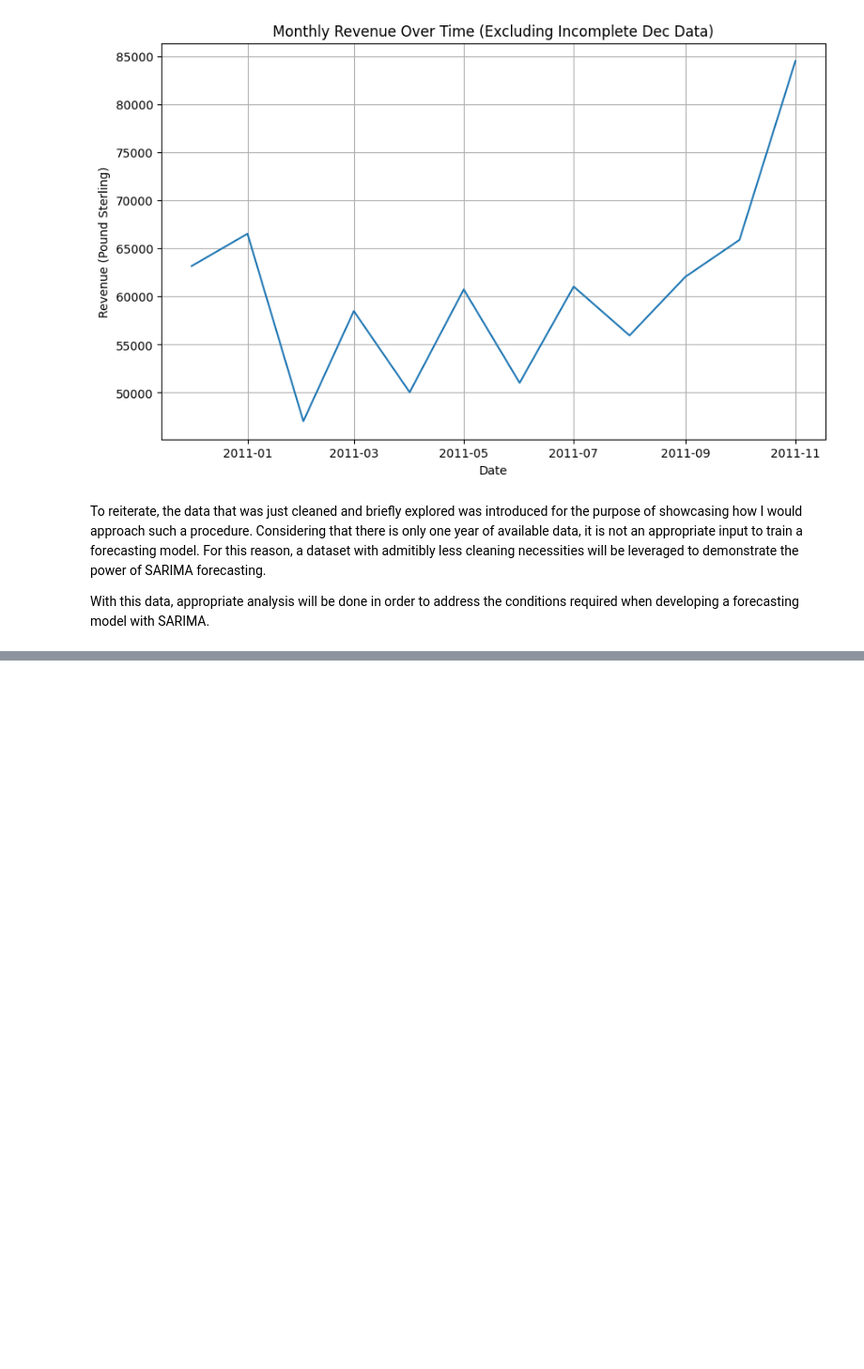
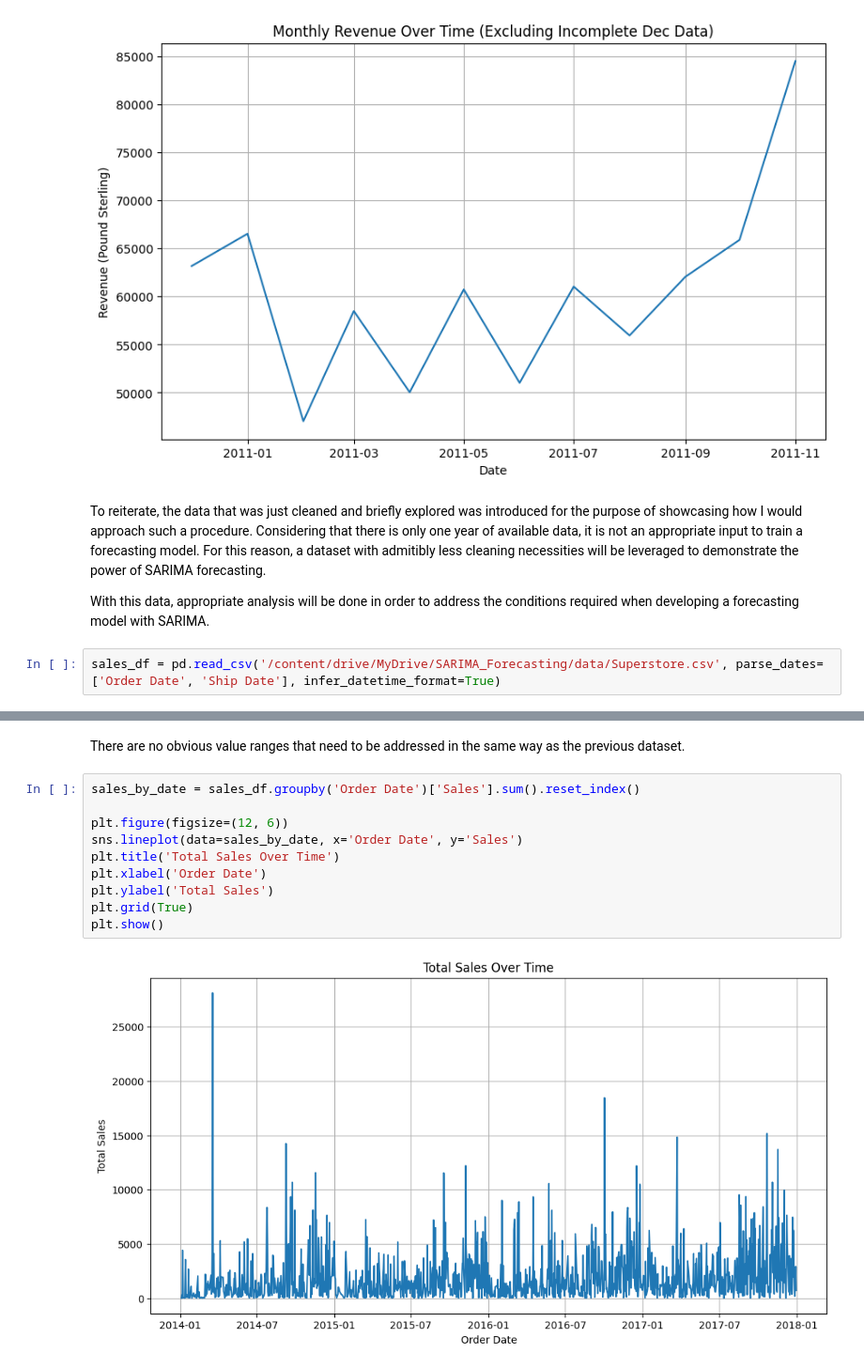
Before and after one commit to UmbertoFasci/SARIMA_SalesForecasting, a Jupyter notebook: SARIMA_Retail_Sales_Forecast.ipynb, the cells around one changed output, grey strips where cells are left out. Shown at 94% size. Cells and saved outputs as stored; diff of their text form; blank space fills up the shorter version.

Commit message:
Initialize superstore data

```diff
--- a/SARIMA_Retail_Sales_Forecast.ipynb
+++ b/SARIMA_Retail_Sales_Forecast.ipynb
@@ -295,3 +295,5 @@ plt.show()
 To reiterate, the data that was just cleaned and briefly explored was introduced for the purpose of showcasing how I would approach such a procedure. Considering that there is only one year of available data, it is not an appropriate input to train a forecasting model. For this reason, a dataset with admitibly less cleaning necessities will be leveraged to demonstrate the power of SARIMA forecasting.
 
 With this data, appropriate analysis will be done in order to address the conditions required when developing a forecasting model with SARIMA.
+# %%
+sales_df = pd.read_csv('/content/drive/MyDrive/SARIMA_Forecasting/data/Superstore.csv', parse_dates=['Order Date', 'Ship Date'], infer_datetime_format=True)
@@ -297,0 +352,14 @@ With this data, appropriate analysis will be done in order to address the condit
+# %% [markdown]
+There are no obvious value ranges that need to be addressed in the same way as the previous dataset.
+# %%
+sales_by_date = sales_df.groupby('Order Date')['Sales'].sum().reset_index()
+
+plt.figure(figsize=(12, 6))
+sns.lineplot(data=sales_by_date, x='Order Date', y='Sales')
+plt.title('Total Sales Over Time')
+plt.xlabel('Order Date')
+plt.ylabel('Total Sales')
+plt.grid(True)
+plt.show()
+# %% [output]
+[figure, added]
```
Also changed, not shown: parts of 8 cells of this notebook.
